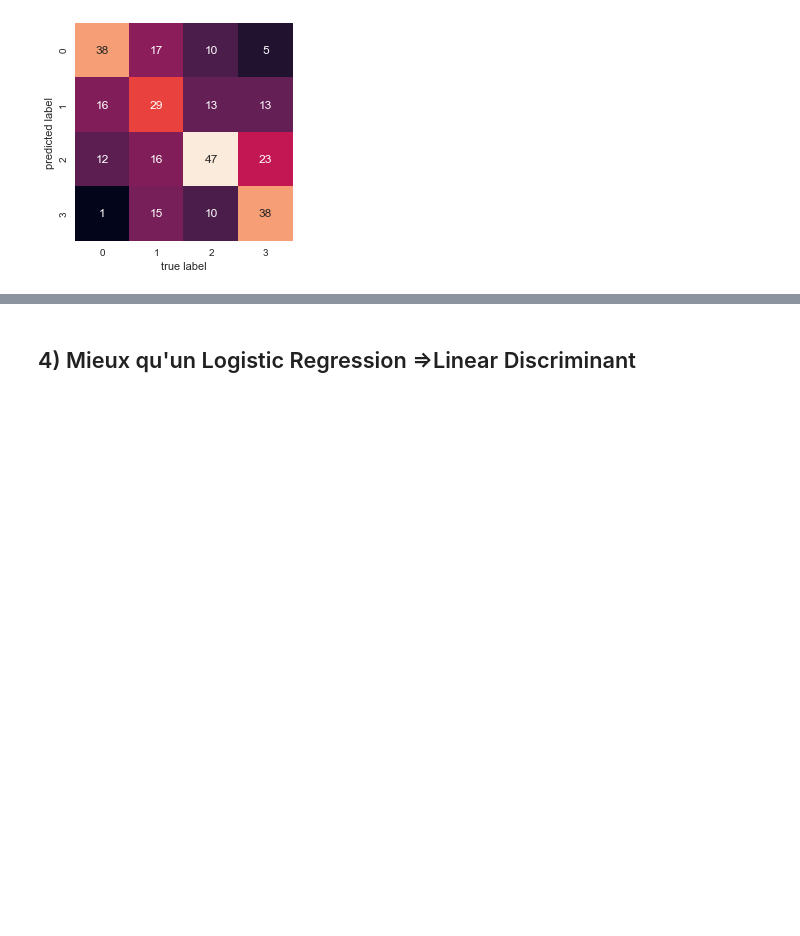
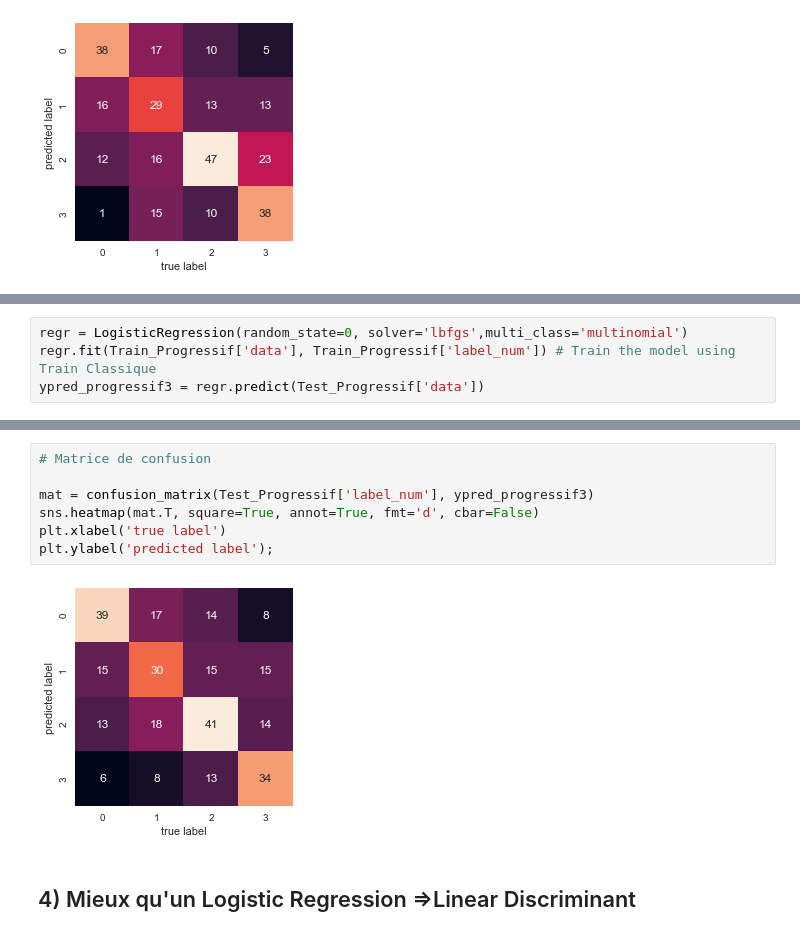
Before and after one commit to DatenBiene/Reco_Logo, a Jupyter notebook: Machine Learning on Logo Recognition - Soso.ipynb, the cells around one changed output, grey strips where cells are left out. Cells and saved outputs as stored; diff of their text form; blank space fills up the shorter version.

```diff
--- a/Machine Learning on Logo Recognition - Soso.ipynb
+++ b/Machine Learning on Logo Recognition - Soso.ipynb
@@ -276,0 +279,4 @@ plt.ylabel('predicted label');
+# %%
+regr = LogisticRegression(random_state=0, solver='lbfgs',multi_class='multinomial')
+regr.fit(Train_Progressif['data'], Train_Progressif['label_num']) # Train the model using Train Classique
+ypred_progressif3 = regr.predict(Test_Progressif['data'])
@@ -277,3 +294,12 @@ plt.ylabel('predicted label');
+# %%
+# Matrice de confusion
+
+mat = confusion_matrix(Test_Progressif['label_num'], ypred_progressif3)
+sns.heatmap(mat.T, square=True, annot=True, fmt='d', cbar=False)
+plt.xlabel('true label')
+plt.ylabel('predicted label');
+# %% [output]
+[figure, added]
 # %% [markdown]
 ## 4) Mieux qu'un Logistic Regression =>Linear Discriminant
 # %%
```
Also changed, not shown: parts of 23 cells of this notebook.
